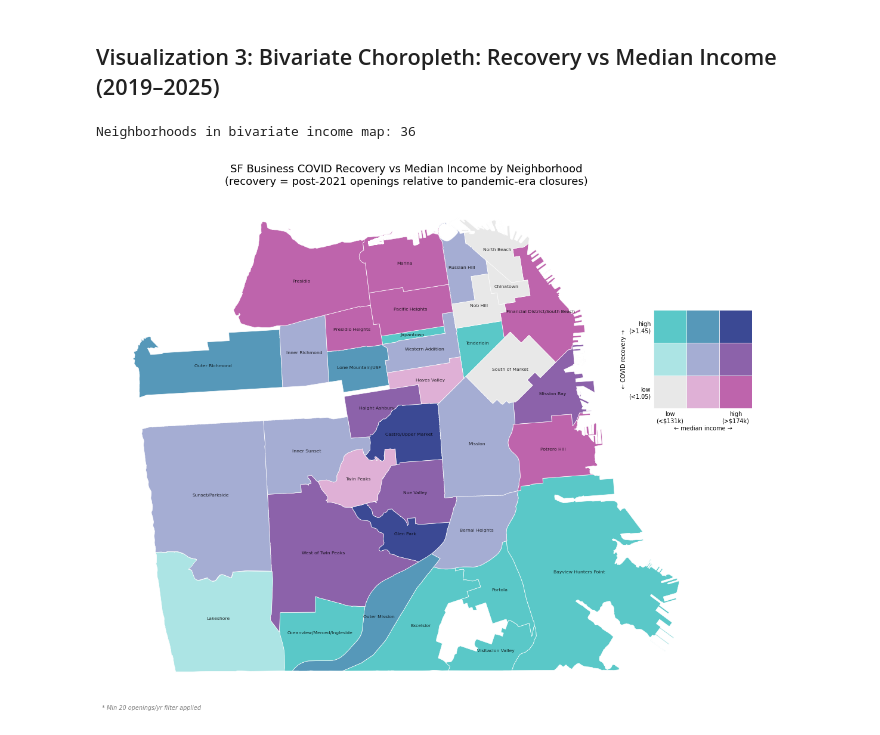
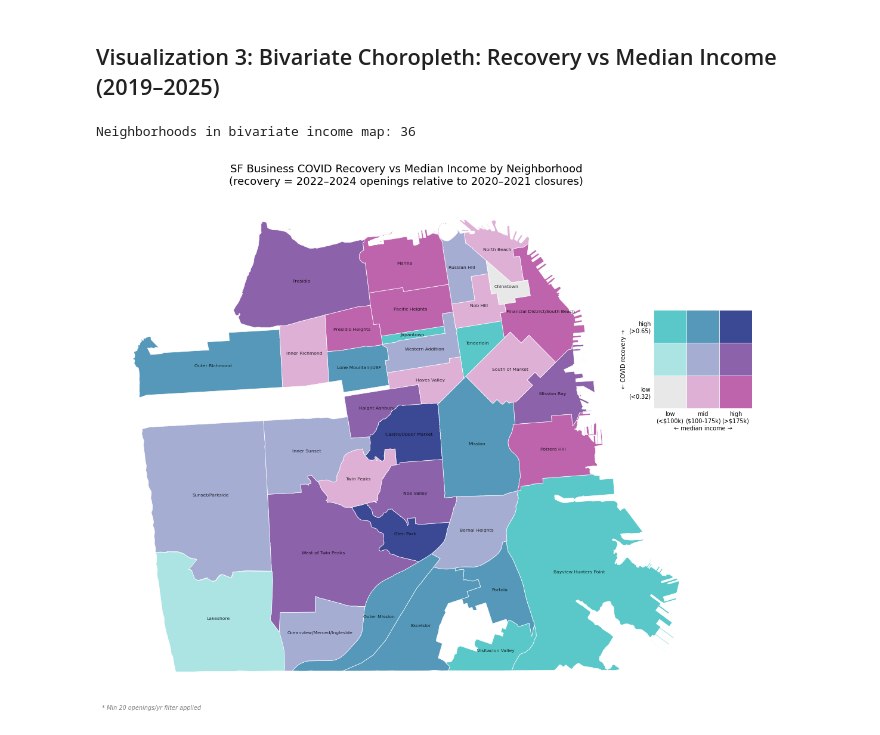
Before and after one commit to seanflannelly/SF-Businesses-Openings-Closings, a Jupyter notebook: notebooks/visualizations/04_visualizations_nbhd_demographics.ipynb, the cells around one changed output. Drawn from its saved outputs; the diff is of its cells as text; code cells hidden in the pictures.

Commit message:
bivariate update

```diff
--- a/notebooks/visualizations/04_visualizations_nbhd_demographics.ipynb
+++ b/notebooks/visualizations/04_visualizations_nbhd_demographics.ipynb
@@ -98,15 +98,15 @@ gdf_flat = gdf_raw[gdf_raw["year"].between(2019, 2025)].copy()
 
 baseline = gdf_flat[gdf_flat["year"] == 2019].set_index("neighborhood")["opened"]
 covid_closures = gdf_flat[gdf_flat["year"].between(2020, 2021)].groupby("neighborhood")["closed"].sum()
-recovery_openings = gdf_flat[gdf_flat["year"].between(2022, 2025)].groupby("neighborhood")["opened"].sum()
+recovery_openings = gdf_flat[gdf_flat["year"].between(2022, 2024)].groupby("neighborhood")["opened"].sum()
 
 rate_table = pd.DataFrame({
     "baseline": baseline,
     "closures_2020_21": covid_closures,
-    "openings_2022_25": recovery_openings,
+    "openings_2022_24": recovery_openings,
 }).fillna(0)
 rate_table["closure_rate"]  = rate_table["closures_2020_21"] / rate_table["baseline"]
-rate_table["recovery_rate"] = rate_table["openings_2022_25"] / rate_table["baseline"]
+rate_table["recovery_rate"] = rate_table["openings_2022_24"] / rate_table["baseline"]
 
 rate_table_filtered = rate_table[rate_table["baseline"] >= 50].copy()
 rate_table_filtered["resilience"] = rate_table_filtered["recovery_rate"] - rate_table_filtered["closure_rate"]
@@ -329,14 +299,11 @@ plt.show()
 # %% [markdown]
 ## Visualization 3: Bivariate Choropleth: Recovery vs Median Income (2019–2025)
 # %%
-# BIvariate colors
 BIV_COLORS_INC = [
-    ["#e8e8e8", "#dfb0d6", "#be64ac"],   # declining: grey → pink
-    ["#ace4e4", "#a5add3", "#8c62aa"],   # mid:       teal → purple
-    ["#5ac8c8", "#5698b9", "#3b4994"],   # growing:   deep teal → deep blue
+    ["#e8e8e8", "#dfb0d6", "#be64ac"],
+    ["#ace4e4", "#a5add3", "#8c62aa"],
+    ["#5ac8c8", "#5698b9", "#3b4994"],
 ]
-
-# Merging covid recovery and combined
 
 combined_reset = combined.reset_index()
 
@@ -345,35 +312,28 @@ biv_income = (
     .merge(combined_reset, on="nhood", how="left")
 )
 
-# Drop na
 biv_income = biv_income.dropna(subset=["resilience", "median_income"])
 
 print(f"Neighborhoods in bivariate income map: {len(biv_income)}")
 
-
-# Making classifications for bivar
-
-# COVID recovery tertiles
 biv_income["recovery_tertile"] = pd.qcut(
     biv_income["resilience"],
     q=3,
     labels=[0, 1, 2]
 ).astype(int)
 
-# income tertiles
-biv_income["income_tertile"] = pd.qcut(
+# Fixed income breaks: <$100k, $100-175k, >$175k
+biv_income["income_tertile"] = pd.cut(
     biv_income["median_income"],
-    q=3,
+    bins=[0, 100000, 175000, float("inf")],
     labels=[0, 1, 2]
 ).astype(int)
 
-# bivariate colors
 biv_income["biv_color"] = biv_income.apply(
     lambda r: BIV_COLORS_INC[r["recovery_tertile"]][r["income_tertile"]],
     axis=1
 )
 
-# legend breaks
 recovery_breaks = (
     biv_income["resilience"]
     .quantile([0.33, 0.67])
@@ -381,13 +341,6 @@ recovery_breaks = (
     .tolist()
 )
 
-income_breaks = (
-    biv_income["median_income"]
-    .quantile([0.33, 0.67]) / 1000
-).round(0).tolist()
-
-
-# Plotting
 fig, ax = plt.subplots(1, 1, figsize=(13, 11))
 
 for color, group in biv_income.groupby("biv_color"):
@@ -403,52 +356,44 @@ for _, row in biv_income.iterrows():
 
 ax.set_title(
     "SF Business COVID Recovery vs Median Income by Neighborhood\n"
-    "(recovery = post-2021 openings relative to pandemic-era closures)",
+    "(recovery = 2022–2024 openings relative to 2020–2021 closures)",
     fontsize=13,
     pad=12
 )
 ax.axis("off")
 
-# Adding legend
 legend_ax = fig.add_axes([0.82, 0.55, 0.15, 0.15])
 legend_ax.set_xlim(0, 3); legend_ax.set_ylim(0, 3); legend_ax.set_aspect("equal")
 
 for row_i in range(3):
     for col_i in range(3):
         legend_ax.add_patch(plt.Rectangle(
             (col_i, row_i), 1, 1,
             color=BIV_COLORS_INC[row_i][col_i],
             ec="white", lw=0.5
         ))
 
 legend_ax.set_xticks([0.5, 1.5, 2.5])
-legend_ax.set_xticklabels(
-    [f"low\n(<${int(income_breaks[0])}k)", "", f"high\n(>${int(income_breaks[1])}k)"],
-    fontsize=7
-)
+legend_ax.set_xticklabels(["low\n(<$100k)", "mid\n($100-175k)", "high\n(>$175k)"], fontsize=7)
 legend_ax.set_yticks([0.5, 1.5, 2.5])
 legend_ax.set_yticklabels(
-    [
-        f"low\n(<{recovery_breaks[0]})",
-        "",
-        f"high\n(>{recovery_breaks[1]})"
-    ],
+    [f"low\n(<{recovery_breaks[0]})", "", f"high\n(>{recovery_breaks[1]})"],
     fontsize=7
 )
 legend_ax.set_xlabel("← median income →", fontsize=7, labelpad=2)
 legend_ax.set_ylabel("← COVID recovery →", fontsize=7, labelpad=2)
 legend_ax.tick_params(length=0)
 for spine in legend_ax.spines.values():
     spine.set_visible(False)
 
 fig.text(
     0.12, 0.09,
     "* Min 20 openings/yr filter applied",
     fontsize=7, color="gray", style="italic"
 )
 
 plt.savefig("../../outputs/neighborhood_bivariate_income_choropleth.png", dpi=150, bbox_inches="tight")
 plt.show()
 # %% [output]
 Neighborhoods in bivariate income map: 36
-[figure, old version]
+[figure, new version]
```
Also changed, not shown: parts of 2 cells of this notebook, 2 other files.
